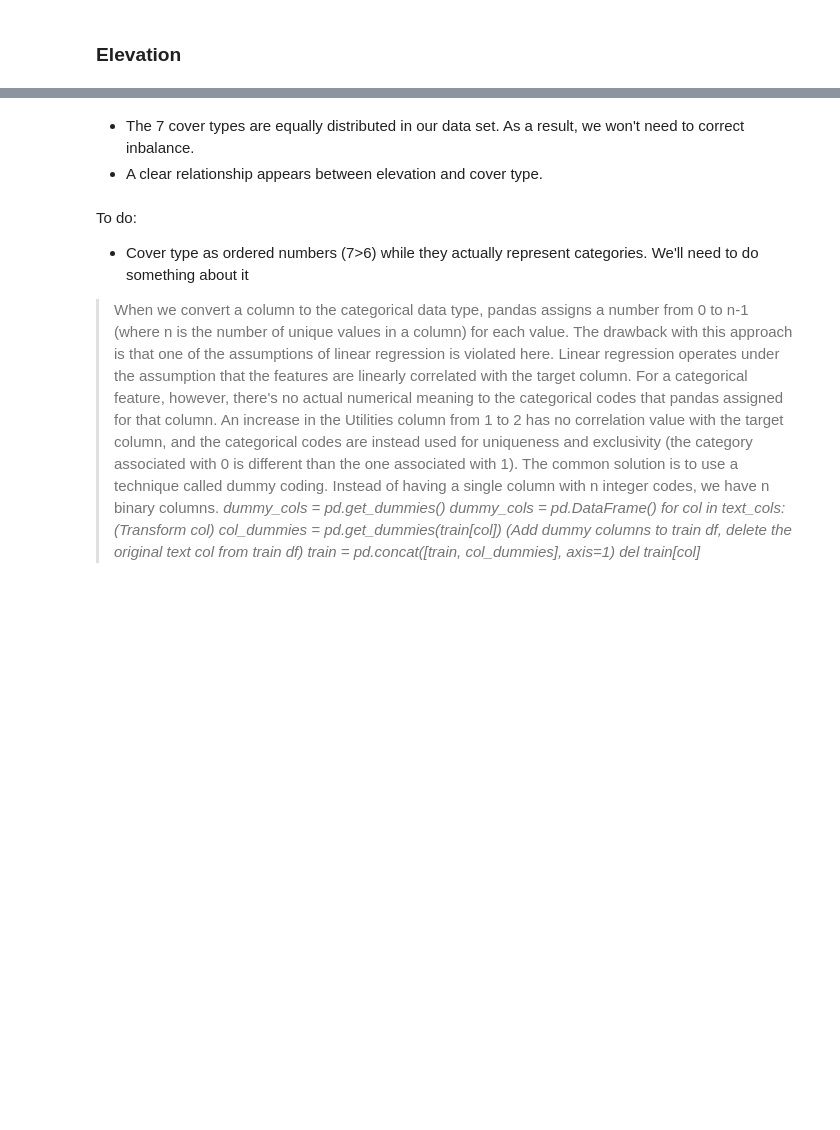
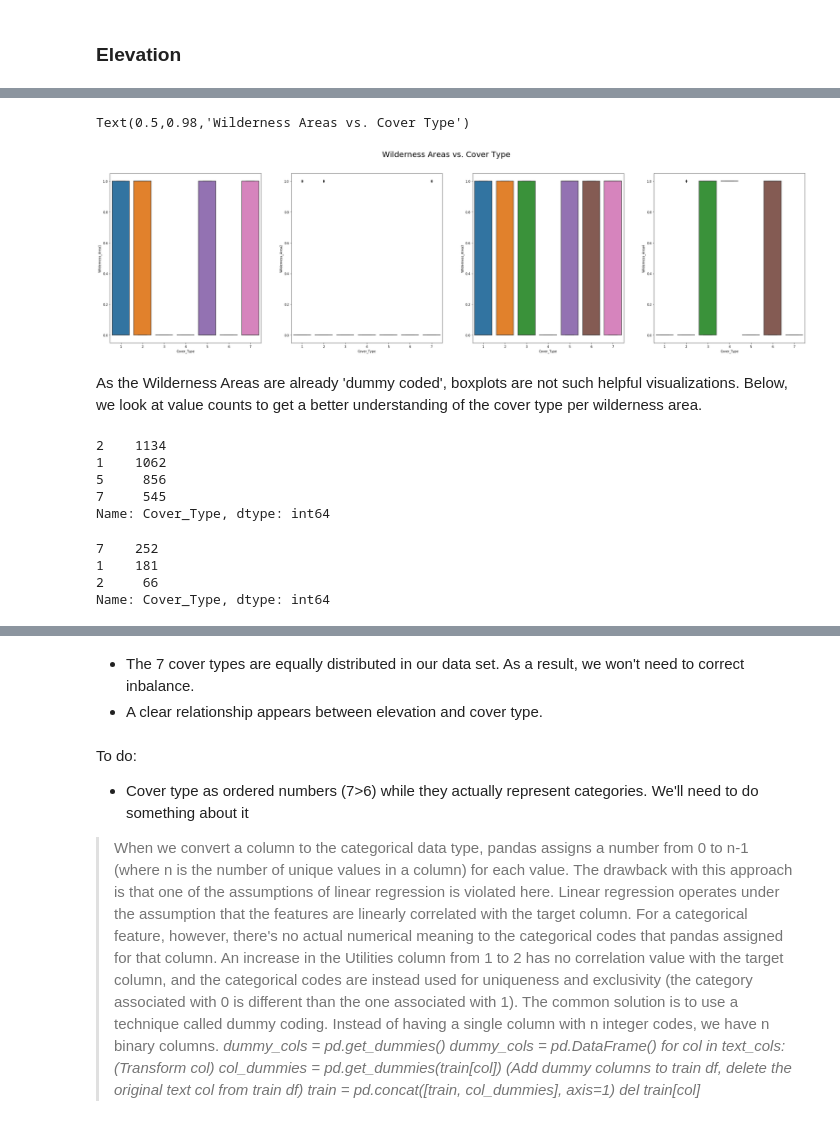
Before and after one commit to biglovisa/women-data-science-projects, a Jupyter notebook: notebooks/forest_cover_type-sophie.ipynb, the cells around one changed output, grey strips where cells are left out. Saved outputs shown, nothing was run; the diff lists cells and outputs as text; code cells hidden in the pictures; blank space fills up the shorter version.

```diff
--- a/notebooks/forest_cover_type-sophie.ipynb
+++ b/notebooks/forest_cover_type-sophie.ipynb
@@ -130,0 +183,30 @@ ax = sns.plot(x='Cover_Type', y='Slope', data=train)
+# %%
+fig = plt.figure(figsize=(40,10))
+for i, col in enumerate(train_wilderness.columns[:-1]):
+    ax = fig.add_subplot(fig.add_subplot(int("14"+str(i+1))))
+    sns.boxplot(x='Cover_Type', y=col, data=train)
+
+fig.suptitle('Wilderness Areas vs. Cover Type', fontsize =25)
+# %% [output]
+Text(0.5,0.98,'Wilderness Areas vs. Cover Type')
+[figure, added]
+# %% [markdown]
+As the Wilderness Areas are already 'dummy coded', boxplots are not such helpful visualizations.
+Below, we look at value counts to get a better understanding of the cover type per wilderness area.
+# %%
+w1 = train[train["Wilderness_Area1"]==1]
+w1["Cover_Type"].value_counts()
+# %% [output]
+2    1134
+1    1062
+5     856
+7     545
+Name: Cover_Type, dtype: int64
+# %%
+w2 = train[train["Wilderness_Area2"]==1]
+w2["Cover_Type"].value_counts()
+# %% [output]
+7    252
+1    181
+2     66
+Name: Cover_Type, dtype: int64
```
Also changed, not shown: parts of 26 cells of this notebook.
